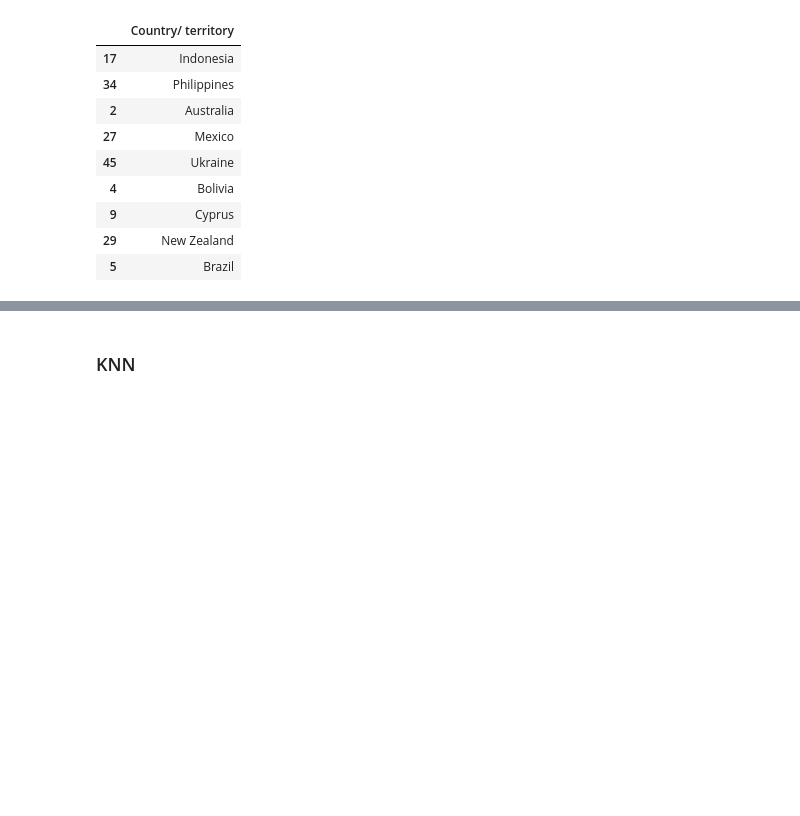
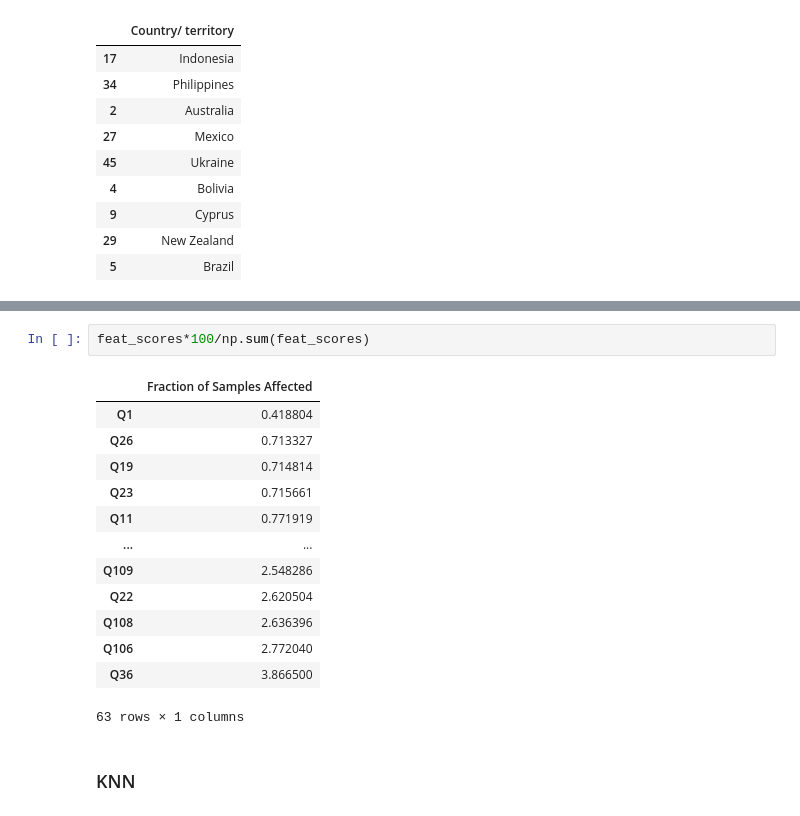
Before and after one commit to vmccready/world-values-analysis, a Jupyter notebook: exploration.ipynb, the cells around one changed output, grey strips where cells are left out. Drawn from its saved outputs; the diff is of its cells as text; blank space fills up the shorter version.

```diff
--- a/exploration.ipynb
+++ b/exploration.ipynb
@@ -200,3 +221,19 @@ feat_scores[-20:].plot(kind='barh', figsize=(15,8));
+# %%
+feat_scores*100/np.sum(feat_scores)
+# %% [output]
+|  | Fraction of Samples Affected |
+| Q1 | 0.418804 |
+| Q26 | 0.713327 |
+| Q19 | 0.714814 |
+| Q23 | 0.715661 |
+| Q11 | 0.771919 |
+| ... | ... |
+| Q109 | 2.548286 |
+| Q22 | 2.620504 |
+| Q108 | 2.636396 |
+| Q106 | 2.772040 |
+| Q36 | 3.866500 |
+63 rows × 1 columns
 # %% [markdown]
 ### KNN
 # %%
```
Also changed, not shown: parts of 19 cells of this notebook, 4 other files.
